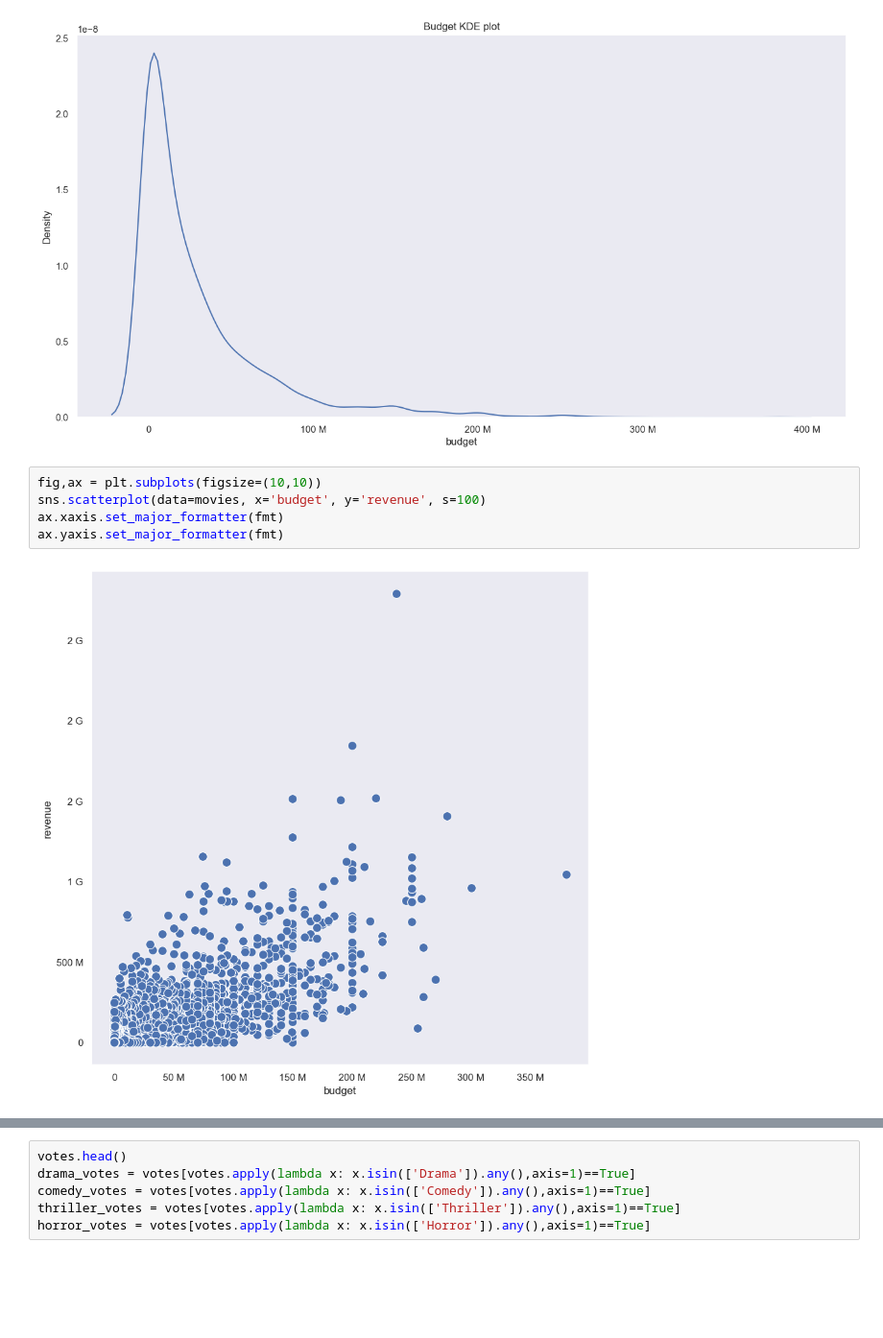
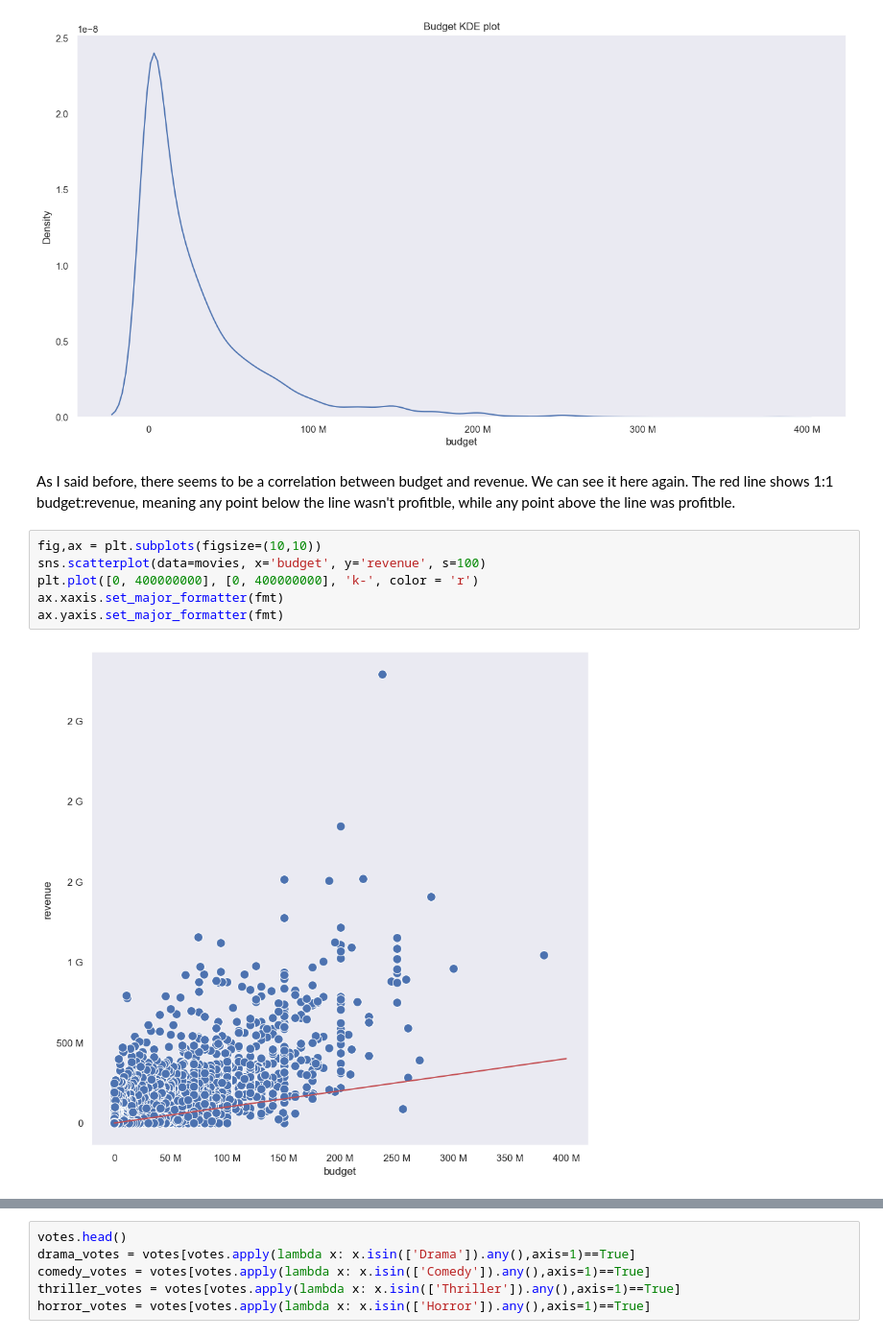
Before and after one commit to DanielHelps/TMDB-movies-analysis-and-predition, a Jupyter notebook: ratings.ipynb, the cells around one changed output, grey strips where cells are left out. Shown at 96% size. Drawn from its saved outputs; the diff is of its cells as text; blank space fills up the shorter version.

```diff
--- a/ratings.ipynb
+++ b/ratings.ipynb
@@ -85,10 +110,13 @@ ax.set_title('Budget KDE plot')
 # %% [output]
 Text(0.5, 1.0, 'Budget KDE plot')
 [figure]
+# %% [markdown]
+As I said before, there seems to be a correlation between budget and revenue. We can see it here again. The red line shows 1:1 budget:revenue, meaning any point below the line wasn't profitble, while any point above the line was profitble.
 # %%
 fig,ax = plt.subplots(figsize=(10,10))
 sns.scatterplot(data=movies, x='budget', y='revenue', s=100)
+plt.plot([0, 400000000], [0, 400000000], 'k-', color = 'r')
 ax.xaxis.set_major_formatter(fmt)
 ax.yaxis.set_major_formatter(fmt)
 # %% [output]
-[figure, old version]
+[figure, new version]
```
Also changed, not shown: parts of 24 cells of this notebook.
